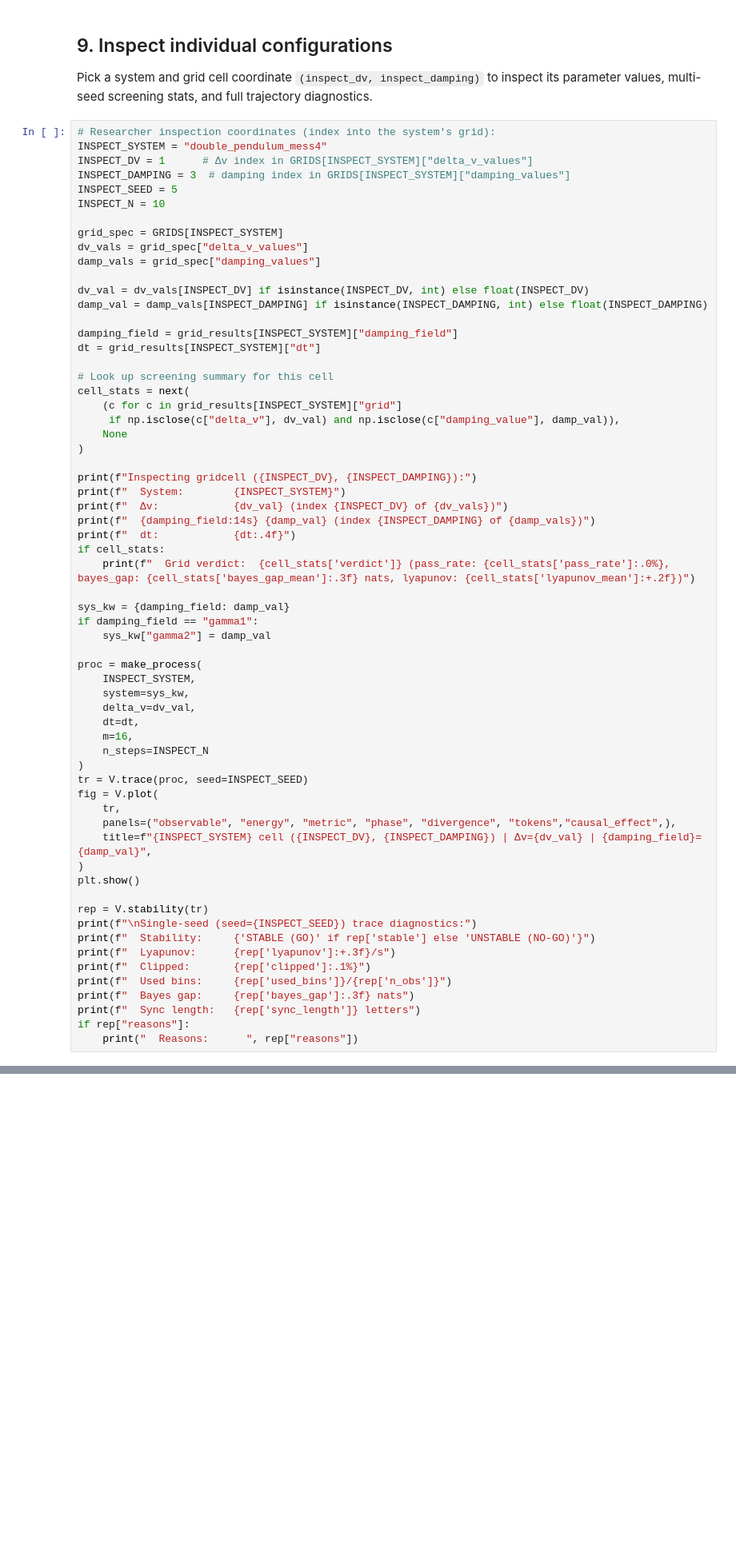
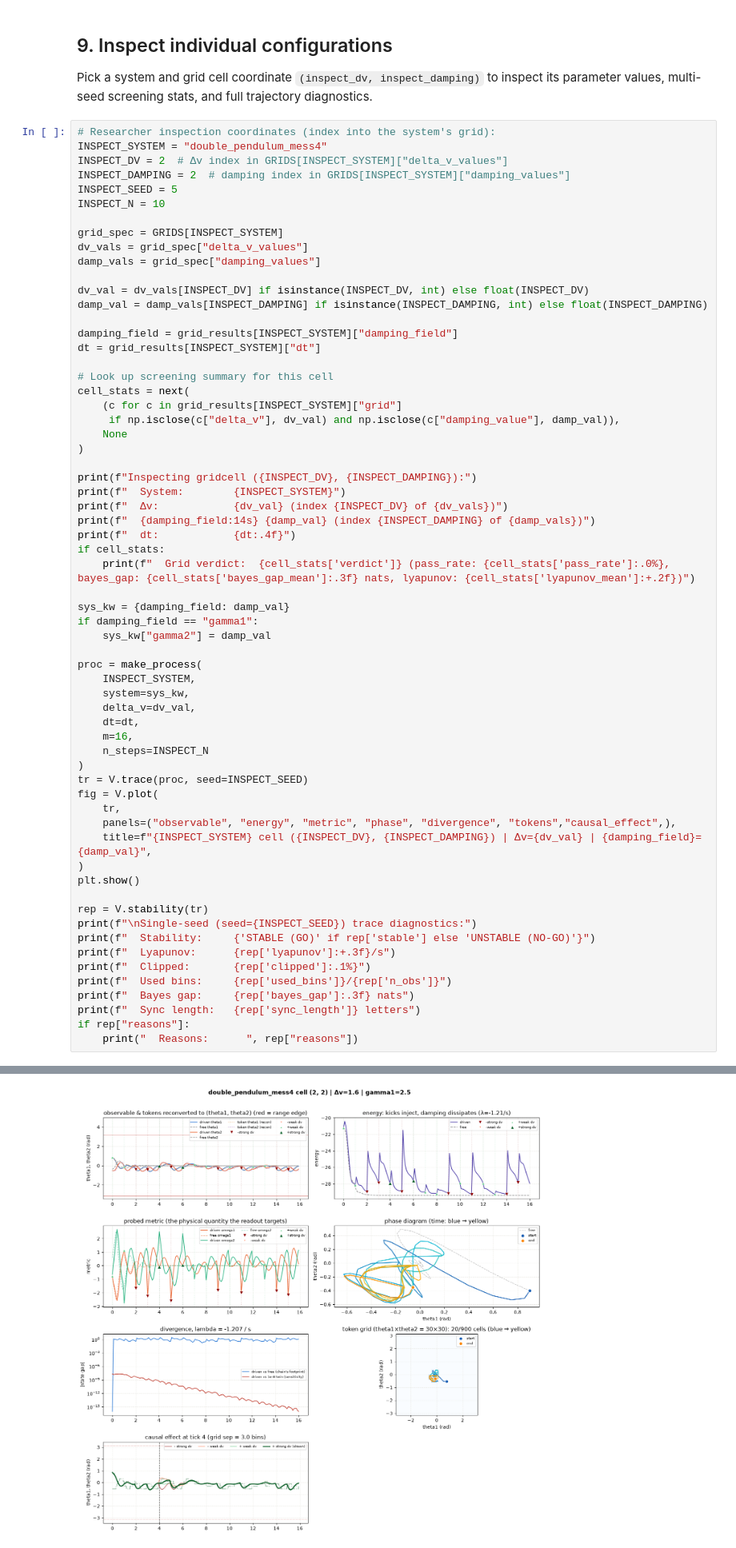
Before and after one commit to ManjotSingh08x/Belief-in-physics, a Jupyter notebook: notebooks/explorer.ipynb, the cells around one changed output, grey strips where cells are left out. Shown at 80% size. Cells and saved outputs as stored; diff of their text form; blank space fills up the shorter version.

```diff
--- a/notebooks/explorer.ipynb
+++ b/notebooks/explorer.ipynb
@@ -353,8 +354,8 @@ Pick a system and grid cell coordinate `(inspect_dv, inspect_damping)` to inspec
 # %%
 # Researcher inspection coordinates (index into the system's grid):
 INSPECT_SYSTEM = "double_pendulum_mess4"
-INSPECT_DV = 1      # Δv index in GRIDS[INSPECT_SYSTEM]["delta_v_values"]
-INSPECT_DAMPING = 3  # damping index in GRIDS[INSPECT_SYSTEM]["damping_values"]
+INSPECT_DV = 2  # Δv index in GRIDS[INSPECT_SYSTEM]["delta_v_values"]
+INSPECT_DAMPING = 2  # damping index in GRIDS[INSPECT_SYSTEM]["damping_values"]
 INSPECT_SEED = 5
 INSPECT_N = 10
 
@@ -417,0 +424 @@ IndexError: list index out of range
+[figure, added]
```
Also changed, not shown: parts of 7 cells of this notebook, 1 other file.
